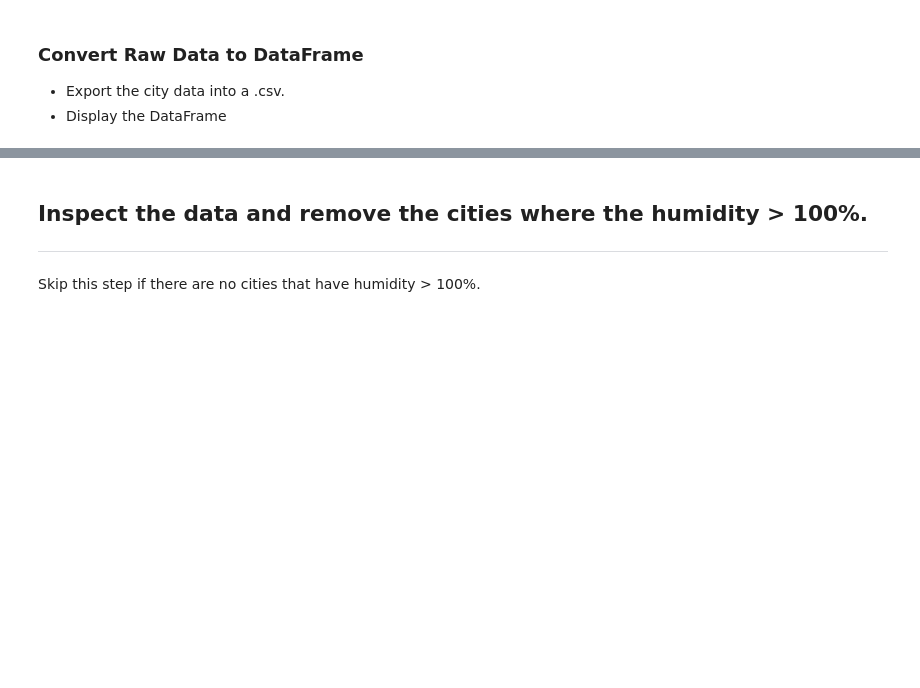
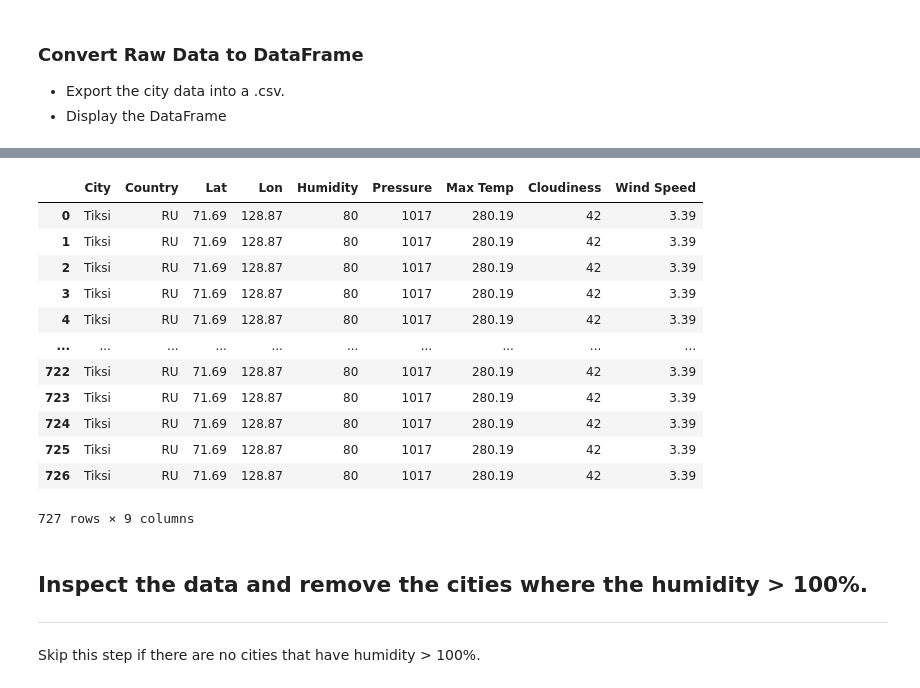
Before and after one commit to BradleyHigdon/python-api-challenge, a Jupyter notebook: WeatherPy/WeatherPy.ipynb, the cells around one changed output, grey strips where cells are left out. Saved outputs shown, nothing was run; the diff lists cells and outputs as text; code cells hidden in the pictures; blank space fills up the shorter version.

```diff
--- a/WeatherPy/WeatherPy.ipynb
+++ b/WeatherPy/WeatherPy.ipynb
@@ -73,6 +73,7 @@ response
  'cod': 200}
 # %%
 city_name = []
+country = []
 lon = []
 lat = []
 humidity = []
@@ -109,0 +100,27 @@ for city in cities:
+# %%
+weather_data = pd.DataFrame({
+    "City" : city_name,
+    "Country" : country,
+    "Lat" : lat,
+    "Lon" : lon,
+    "Humidity" : humidity,
+    "Pressure" : pressure,
+    "Max Temp" : temp_max,
+    "Cloudiness" : cloudiness,
+    "Wind Speed" : wind_speed
+})
+weather_data
+# %% [output]
+|  | City | Country | Lat | Lon | Humidity | Pressure | Max Temp | Cloudiness | Wind Speed |
+| 0 | Tiksi | RU | 71.69 | 128.87 | 80 | 1017 | 280.19 | 42 | 3.39 |
+| 1 | Tiksi | RU | 71.69 | 128.87 | 80 | 1017 | 280.19 | 42 | 3.39 |
+| 2 | Tiksi | RU | 71.69 | 128.87 | 80 | 1017 | 280.19 | 42 | 3.39 |
+| 3 | Tiksi | RU | 71.69 | 128.87 | 80 | 1017 | 280.19 | 42 | 3.39 |
+| 4 | Tiksi | RU | 71.69 | 128.87 | 80 | 1017 | 280.19 | 42 | 3.39 |
+| ... | ... | ... | ... | ... | ... | ... | ... | ... | ... |
+| 722 | Tiksi | RU | 71.69 | 128.87 | 80 | 1017 | 280.19 | 42 | 3.39 |
+| 723 | Tiksi | RU | 71.69 | 128.87 | 80 | 1017 | 280.19 | 42 | 3.39 |
+| 724 | Tiksi | RU | 71.69 | 128.87 | 80 | 1017 | 280.19 | 42 | 3.39 |
+| 725 | Tiksi | RU | 71.69 | 128.87 | 80 | 1017 | 280.19 | 42 | 3.39 |
+| 726 | Tiksi | RU | 71.69 | 128.87 | 80 | 1017 | 280.19 | 42 | 3.39 |
+727 rows × 9 columns
```
Also changed, not shown: parts of 2 cells of this notebook, 1 other file.
